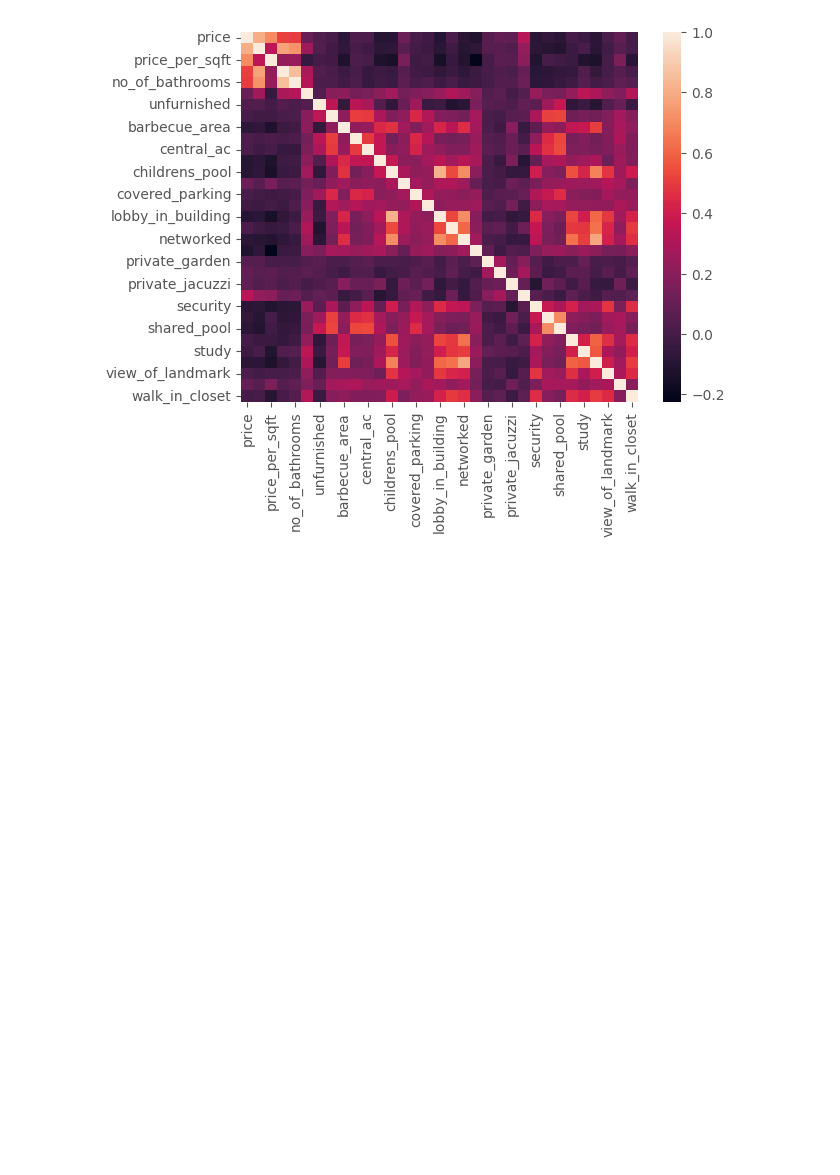
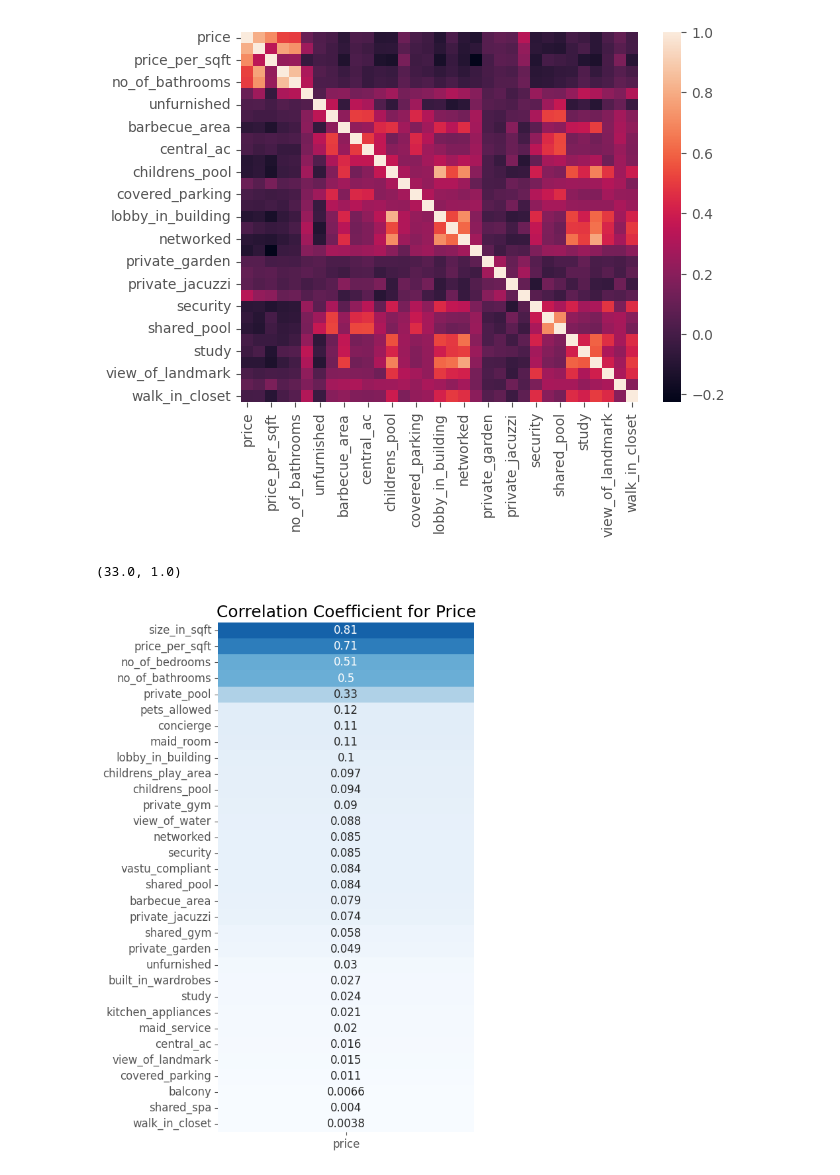
Before and after one commit to anuththara325/DubaiProperty_PricePrediction, a Jupyter notebook: DataIdentification.ipynb, the cells around one changed output. Cells and saved outputs as stored; diff of their text form; code cells hidden in the pictures; blank space fills up the shorter version.

```diff
--- a/DataIdentification.ipynb
+++ b/DataIdentification.ipynb
@@ -93,3 +94,15 @@ dataplot = sns.heatmap(dataset2.corr())
 mp.show()
 # %% [output]
 [figure]
+# %%
+import seaborn as sns
+
+fig = plt.figure(figsize=(5,10))
+ax = sns.heatmap(dataset2.corr()[['price']].abs().sort_values('price', ascending=False), annot=True,annot_kws = {"size":12},cmap='Blues',cbar=False)
+ax.set_title('Correlation Coefficient for Price',fontsize=18)
+ax.tick_params(axis = "both",labelsize=12)
+y_min,y_max = ax.get_ylim()
+ax.set_ylim(top=y_max+1)
+# %% [output]
+(33.0, 1.0)
+[figure, added]
```
Also changed, not shown: parts of 2 cells of this notebook.
